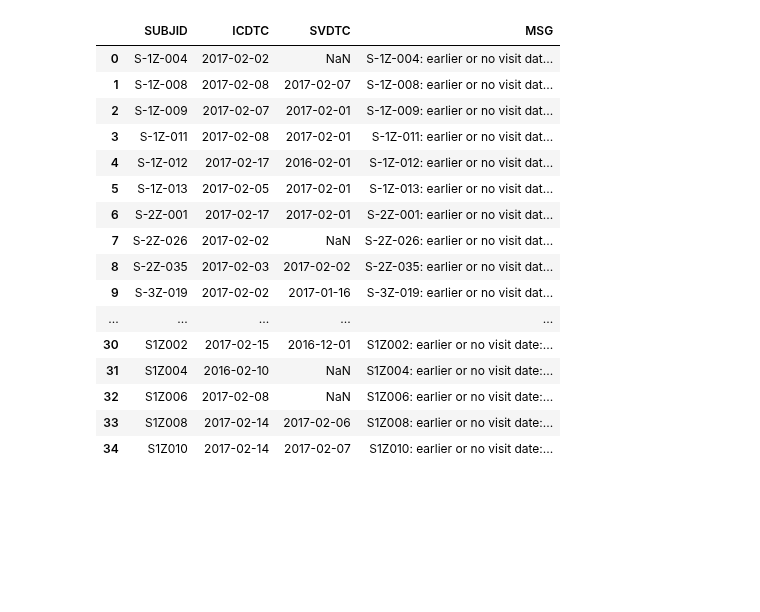
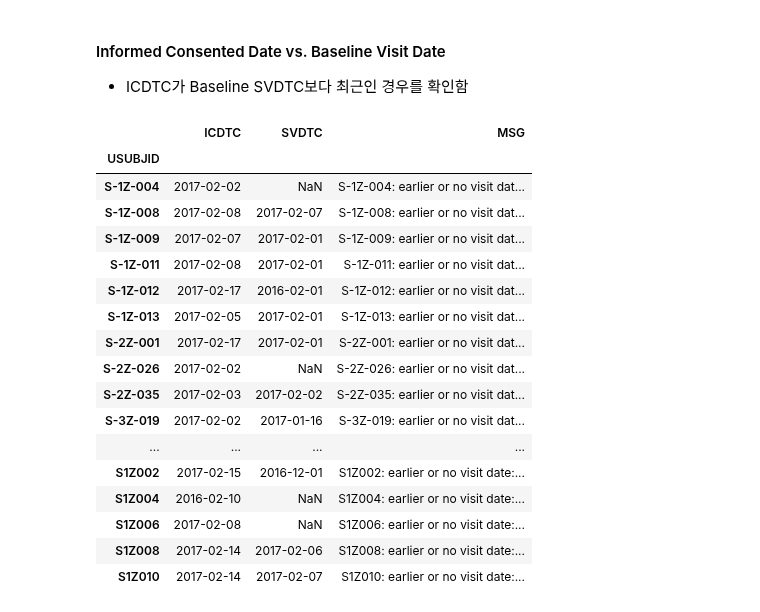
Before and after one commit to beeseosil/pub, a Jupyter notebook: ct/dmc.ipynb, the cells around one changed output. Cells and saved outputs as stored; diff of their text form; code cells hidden in the pictures; blank space fills up the shorter version.

```diff
--- a/ct/dmc.ipynb
+++ b/ct/dmc.ipynb
@@ -24,33 +327,40 @@ datasets["EN"].columnInfo()
+# %% [markdown]
+#### Informed Consented Date vs. Baseline Visit Date
+* ICDTC가 Baseline SVDTC보다 최근인 경우를 확인함
 # %%
 _=sas.submit("""
 proc sql;
 create table ENSV as
-    select EN.SUBJID,EN.ICDTC,SV.SVDTC from CUBEDEMO.EN as EN
-    left join CUBEDEMO.SV as SV on EN.SUBJID=SV.SUBJID and SV.VISIT=1
-    ;
+select EN.SUBJID as USUBJID,EN.ICDTC,SV.SVDTC
+from CUBEDEMO.EN as EN
+left join CUBEDEMO.SV as SV on (EN.SUBJID=SV.SUBJID and SV.VISIT=1)
+;
 create table ENSV as
-    select *,""||trim(SUBJID)||": earlier or no visit date: "||trim(ICDTC)||", "||trim(SVDTC)||"" as MSG from ENSV
-    where ICDTC > SVDTC
-    ;
+select *,""||trim(USUBJID)||": earlier or no visit date: "||trim(ICDTC)||", "||trim(SVDTC)||"" as MSG
+from ENSV
+where ICDTC > SVDTC
+order by USUBJID
+;
 run;
 """)
-ensv=sas.sd2df("ENSV")
+ensv=sas.sd2df("ENSV").set_index("USUBJID")
 ensv
 # %% [output]
-|  | SUBJID | ICDTC | SVDTC | MSG |
-| 0 | S-1Z-004 | 2017-02-02 | NaN | S-1Z-004: earlier or no visit dat... |
-| 1 | S-1Z-008 | 2017-02-08 | 2017-02-07 | S-1Z-008: earlier or no visit dat... |
-| 2 | S-1Z-009 | 2017-02-07 | 2017-02-01 | S-1Z-009: earlier or no visit dat... |
-| 3 | S-1Z-011 | 2017-02-08 | 2017-02-01 | S-1Z-011: earlier or no visit dat... |
-| 4 | S-1Z-012 | 2017-02-17 | 2016-02-01 | S-1Z-012: earlier or no visit dat... |
-| 5 | S-1Z-013 | 2017-02-05 | 2017-02-01 | S-1Z-013: earlier or no visit dat... |
-| 6 | S-2Z-001 | 2017-02-17 | 2017-02-01 | S-2Z-001: earlier or no visit dat... |
-| 7 | S-2Z-026 | 2017-02-02 | NaN | S-2Z-026: earlier or no visit dat... |
-| 8 | S-2Z-035 | 2017-02-03 | 2017-02-02 | S-2Z-035: earlier or no visit dat... |
-| 9 | S-3Z-019 | 2017-02-02 | 2017-01-16 | S-3Z-019: earlier or no visit dat... |
-| ... | ... | ... | ... | ... |
-| 30 | S1Z002 | 2017-02-15 | 2016-12-01 | S1Z002: earlier or no visit date:... |
-| 31 | S1Z004 | 2016-02-10 | NaN | S1Z004: earlier or no visit date:... |
-| 32 | S1Z006 | 2017-02-08 | NaN | S1Z006: earlier or no visit date:... |
-| 33 | S1Z008 | 2017-02-14 | 2017-02-06 | S1Z008: earlier or no visit date:... |
-| 34 | S1Z010 | 2017-02-14 | 2017-02-07 | S1Z010: earlier or no visit date:... |
+|  | ICDTC | SVDTC | MSG |
+| USUBJID |  |  |  |
+| S-1Z-004 | 2017-02-02 | NaN | S-1Z-004: earlier or no visit dat... |
+| S-1Z-008 | 2017-02-08 | 2017-02-07 | S-1Z-008: earlier or no visit dat... |
+| S-1Z-009 | 2017-02-07 | 2017-02-01 | S-1Z-009: earlier or no visit dat... |
+| S-1Z-011 | 2017-02-08 | 2017-02-01 | S-1Z-011: earlier or no visit dat... |
+| S-1Z-012 | 2017-02-17 | 2016-02-01 | S-1Z-012: earlier or no visit dat... |
+| S-1Z-013 | 2017-02-05 | 2017-02-01 | S-1Z-013: earlier or no visit dat... |
+| S-2Z-001 | 2017-02-17 | 2017-02-01 | S-2Z-001: earlier or no visit dat... |
+| S-2Z-026 | 2017-02-02 | NaN | S-2Z-026: earlier or no visit dat... |
+| S-2Z-035 | 2017-02-03 | 2017-02-02 | S-2Z-035: earlier or no visit dat... |
+| S-3Z-019 | 2017-02-02 | 2017-01-16 | S-3Z-019: earlier or no visit dat... |
+| ... | ... | ... | ... |
+| S1Z002 | 2017-02-15 | 2016-12-01 | S1Z002: earlier or no visit date:... |
+| S1Z004 | 2016-02-10 | NaN | S1Z004: earlier or no visit date:... |
+| S1Z006 | 2017-02-08 | NaN | S1Z006: earlier or no visit date:... |
+| S1Z008 | 2017-02-14 | 2017-02-06 | S1Z008: earlier or no visit date:... |
+| S1Z010 | 2017-02-14 | 2017-02-07 | S1Z010: earlier or no visit date:... |
```
Also changed, not shown: parts of 23 cells of this notebook.
